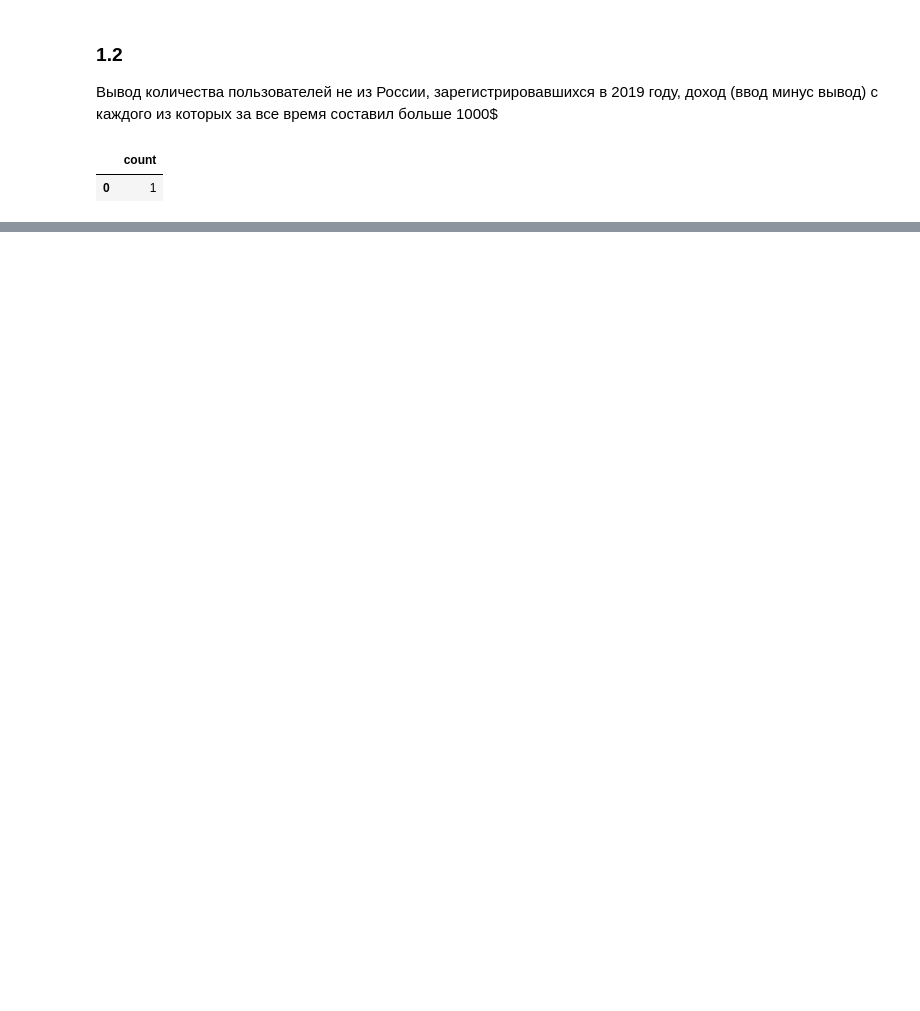
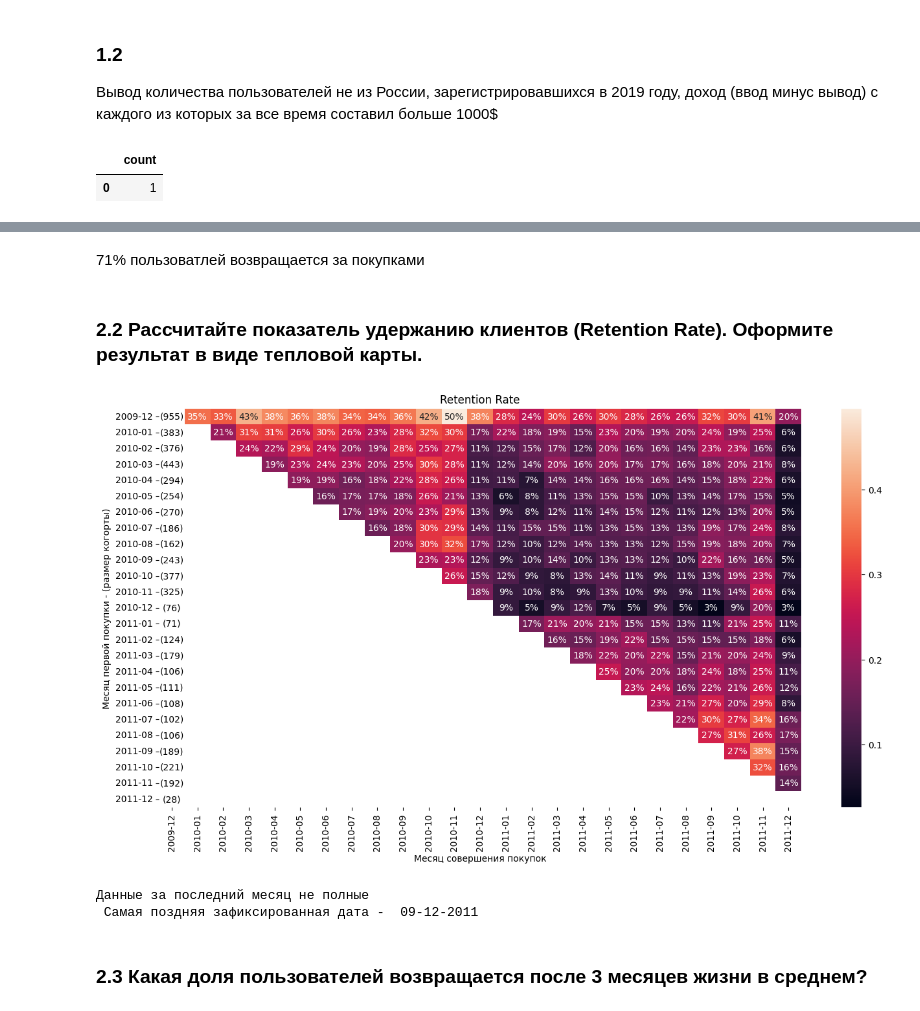
Before and after one commit to pumpumpidu/test_tasks, a Jupyter notebook: karuna/main.ipynb, the cells around one changed output, grey strips where cells are left out. Saved outputs shown, nothing was run; the diff lists cells and outputs as text; code cells hidden in the pictures; blank space fills up the shorter version.

```diff
--- a/karuna/main.ipynb
+++ b/karuna/main.ipynb
@@ -61,0 +259,31 @@ pd.read_sql(query, engine)
+# %% [markdown]
+71% пользоватлей возвращается за покупками
+# %% [markdown]
+### 2.2 Рассчитайте показатель удержанию клиентов (Retention Rate). Оформите результат в виде тепловой карты.
+# %%
+df_ret = df_clean.copy()
+df_ret['FirstPurchaseMonth'] = df_ret.groupby('Customer ID')['InvoiceMonth'].transform('min')
+cohort_counts = df_ret.groupby(['FirstPurchaseMonth', 'InvoiceMonth']).agg(n_customers=('Customer ID', 'nunique')).reset_index()
+cohort_pivot = cohort_counts.pivot_table(index='FirstPurchaseMonth', columns='InvoiceMonth', values='n_customers')
+cohort_size = df_ret.groupby(['FirstPurchaseMonth']).agg(n_customers=('Customer ID', 'nunique'))
+cohort_pivot = cohort_pivot.merge(cohort_size, left_index=True, right_index=True)
+retention_rate = cohort_pivot.divide(cohort_pivot['n_customers'], axis=0)
+retention_rate.drop('n_customers',axis=1,inplace=True)
+retention_rate.replace(1,np.nan, inplace=True)
+
+plt.figure(figsize=(16, 8))
+plt.title('Retention Rate')
+for i in range(retention_rate.shape[0]):
+    plt.text(0.5, i + 0.5, f'({cohort_pivot['n_customers'].iloc[i]})',
+             ha='center', va='center', color='black')
+sns.heatmap(retention_rate, annot=True, fmt='.0%')
+plt.xlabel('Месяц совершения покупок')
+plt.ylabel('Месяц первой покупки - (размер когорты)')
+plt.show()
+print('Данные за последний месяц не полные\n','Самая поздняя зафиксированная дата - ',(df_ret['InvoiceTime'].max()).strftime('%d-%m-%Y'))
+# %% [output]
+[figure, added]
+Данные за последний месяц не полные
+ Самая поздняя зафиксированная дата -  09-12-2011
+# %% [markdown]
+### 2.3 Какая доля пользователей возвращается после 3 месяцев жизни в среднем?
```
Also changed, not shown: parts of 22 cells of this notebook.
